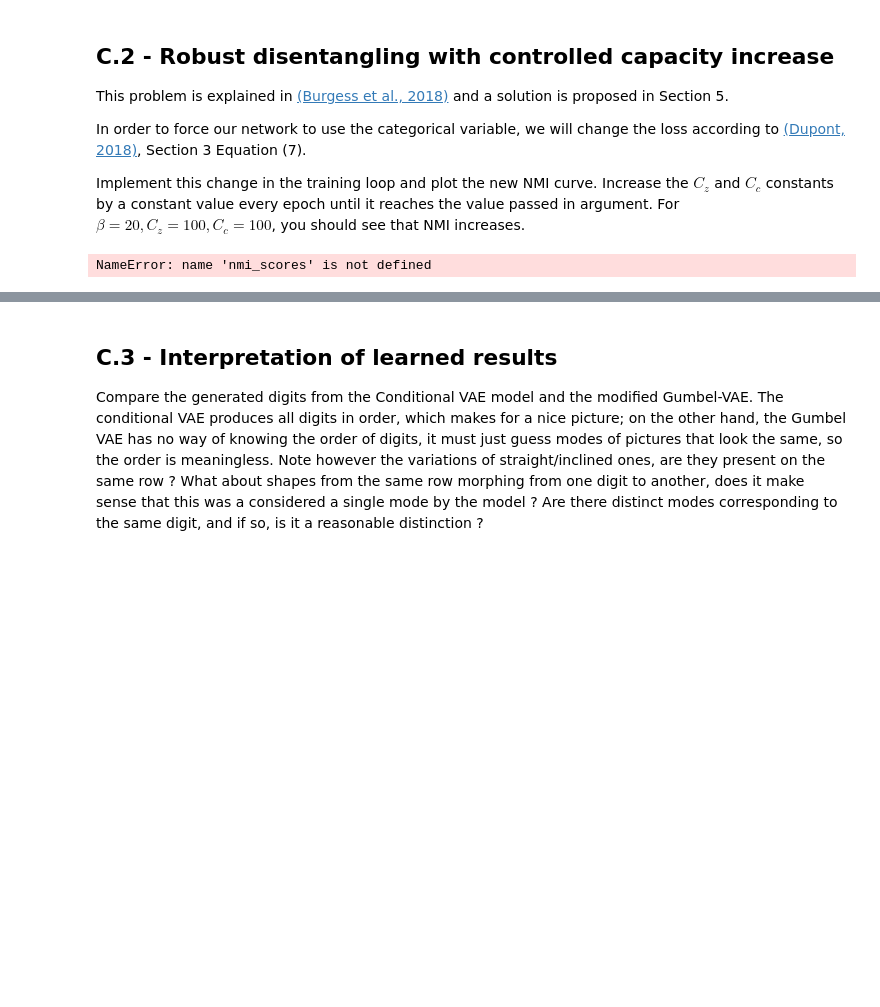
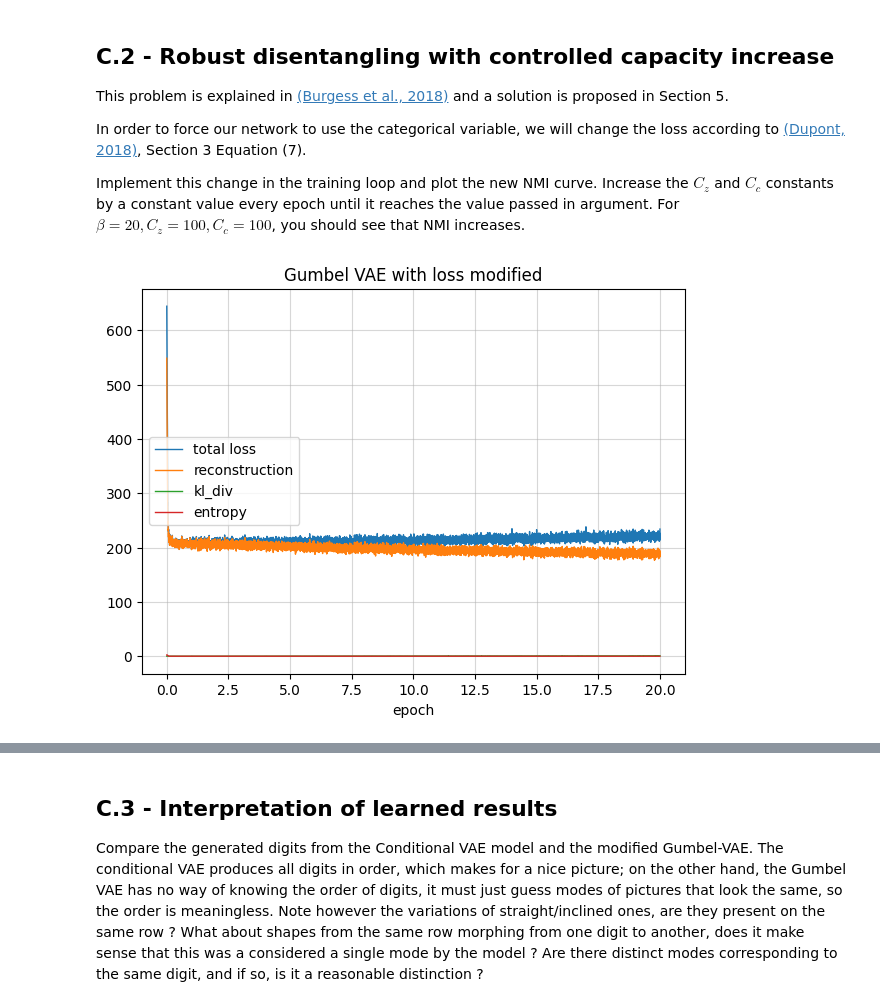
Before and after one commit to Quentin-ENSAE/ensae_dl_pw2, a Jupyter notebook: notebook.ipynb, the cells around one changed output, grey strips where cells are left out. Saved outputs shown, nothing was run; the diff lists cells and outputs as text; code cells hidden in the pictures; blank space fills up the shorter version.

```diff
--- a/notebook.ipynb
+++ b/notebook.ipynb
@@ -667,23 +871,23 @@ def train_G_modified_loss(model, data_loader=data_loader,num_epochs=num_epochs,
 # %%
 # Hyper-parameters
-num_epochs = 40
+num_epochs = 20
 learning_rate = 1e-3
-beta = 20
+beta = 40
 C_z_fin = 100
 C_c_fin = 100
 
 model_G = VAE_Gumbel(h_dim=h_dim, z_dim = z_dim).to(device)
 optimizer = torch.optim.Adam(model_G.parameters(), lr=learning_rate)
 
 nmi = train_G_modified_loss(
     model_G, data_loader,
     num_epochs=num_epochs,
     beta=beta,
     C_z_fin=C_z_fin,
     C_c_fin=C_c_fin,
     verbose=False)
 # %% [output]
-NameError: name 'nmi_scores' is not defined
+[figure, added]
 # %%
 plt.plot(nmi)
 plt.xlabel("epoch")
```
Also changed, not shown: parts of 20 cells of this notebook.
